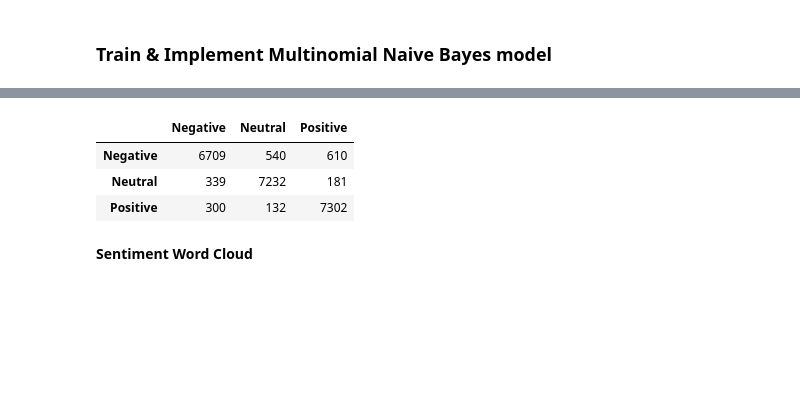
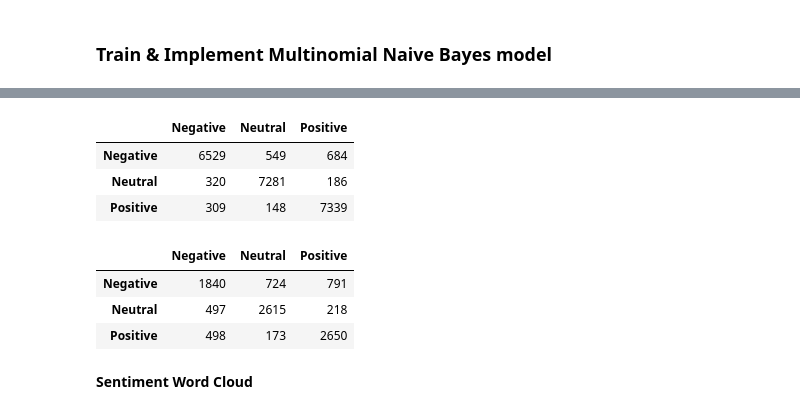
Before and after one commit to Harshitha-Somala/Twitter-Sentiment-Analysis, a Jupyter notebook: Twitter_sentiment_analysis_naive_bayes.ipynb, the cells around one changed output, grey strips where cells are left out. Cells and saved outputs as stored; diff of their text form; code cells hidden in the pictures; blank space fills up the shorter version.

Commit message:
Update Twitter_sentiment_analysis_naive_bayes.ipynb
Fixed Testing data Bugs

```diff
--- a/Twitter_sentiment_analysis_naive_bayes.ipynb
+++ b/Twitter_sentiment_analysis_naive_bayes.ipynb
@@ -198,0 +204,2 @@ for tweet in x.text:
+# %%
+x_tfidf = tfidfvectorizer.fit_transform(x['text'].tolist()).toarray()
@@ -202,7 +211,7 @@ for tweet in x.text:
 #partition the dataframes into train and test dfs
 from sklearn.model_selection import train_test_split
 
-x_train, x_test, y_train, y_test = train_test_split(x, y, test_size=0.30, random_state=72)
+x_train, x_test, y_train, y_test = train_test_split(x_tfidf, y, test_size=0.30, random_state=72)
 # %%
 # Mapping the text ouput to numerical output
 
@@ -226,11 +224,11 @@ tfidf_columns = tfidfvectorizer.get_feature_names()
 from sklearn.naive_bayes import MultinomialNB
 
 nb = MultinomialNB(alpha=0.005)
-model = nb.fit(tweet_tfidf_xdf, y_train)
+model = nb.fit(x_train, y_train)
 # %%
-# Predict the values
+# Predict the train values
 
-pred = nb.predict(tweet_tfidf_xdf)
+train_pred = nb.predict(x_train)
 # %%
 #Evaluate scores
 
@@ -252,17 +268,29 @@ weighted avg       0.91      0.91      0.91     23345
 # %%
 from sklearn.metrics import confusion_matrix
 
-conf_mtx = confusion_matrix(y_train, pred)
+conf_mtx = confusion_matrix(y_train, train_pred)
 
 conf_mtx_df = pd.DataFrame(conf_mtx,
                      index = ['Negative','Neutral','Positive'],
                      columns = ['Negative','Neutral','Positive'])
 conf_mtx_df
 # %% [output]
 |  | Negative | Neutral | Positive |
-| Negative | 6709 | 540 | 610 |
-| Neutral | 339 | 7232 | 181 |
-| Positive | 300 | 132 | 7302 |
+| Negative | 6529 | 549 | 684 |
+| Neutral | 320 | 7281 | 186 |
+| Positive | 309 | 148 | 7339 |
+# %%
+conf_mtx_test = confusion_matrix(y_test, test_pred)
+
+conf_mtx_df_test = pd.DataFrame(conf_mtx_test,
+                     index = ['Negative','Neutral','Positive'],
+                     columns = ['Negative','Neutral','Positive'])
+conf_mtx_df_test
+# %% [output]
+|  | Negative | Neutral | Positive |
+| Negative | 1840 | 724 | 791 |
+| Neutral | 497 | 2615 | 218 |
+| Positive | 498 | 173 | 2650 |
 # %% [markdown]
 **Sentiment Word Cloud**
 # %%
```
Also changed, not shown: parts of 16 cells of this notebook.
